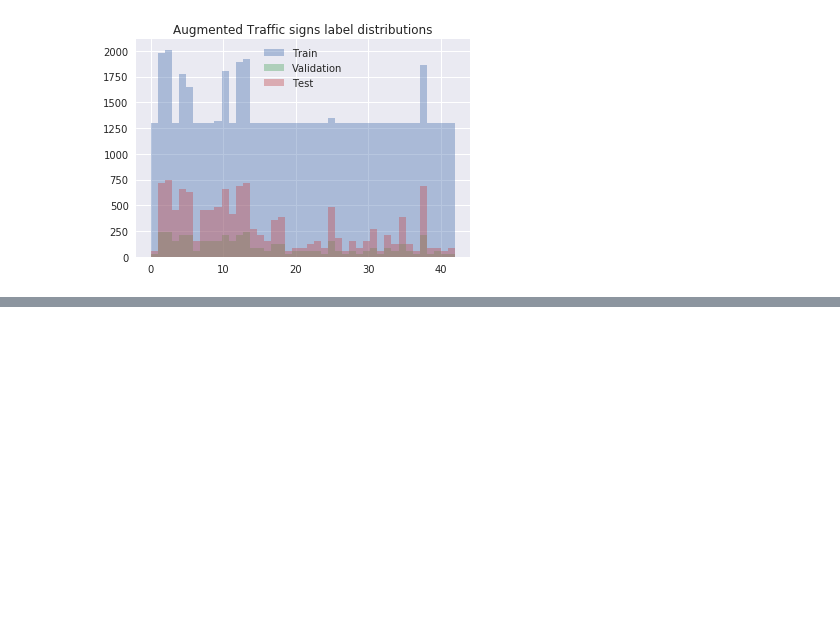
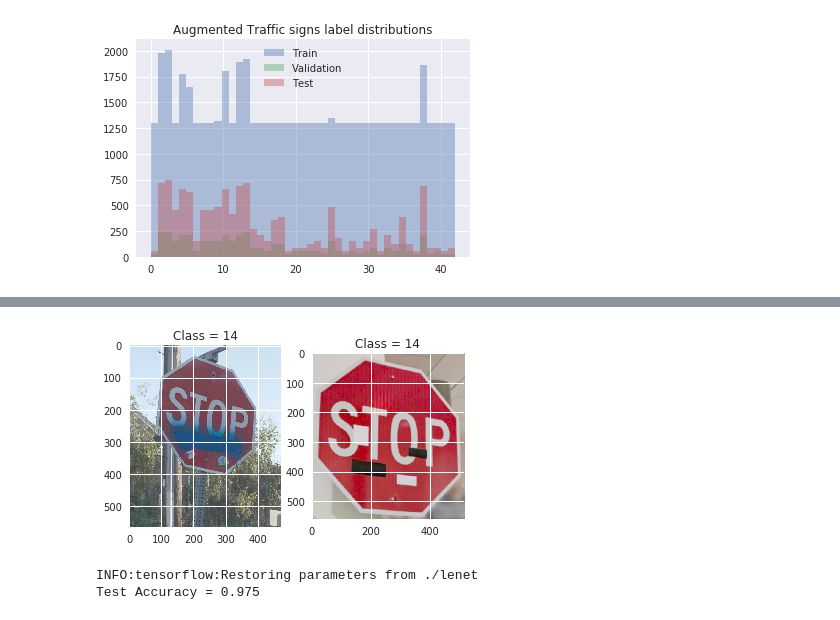
Before and after one commit to parinp/CarND-Traffic-Sign-Classifier-Project, a Jupyter notebook: Images.ipynb, the cells around one changed output, grey strips where cells are left out. Drawn from its saved outputs; the diff is of its cells as text; code cells hidden in the pictures; blank space fills up the shorter version.

```diff
--- a/Images.ipynb
+++ b/Images.ipynb
@@ -129,0 +133,14 @@ plt.show()
+# %%
+plt.subplot(1,2,1)
+img = imageio.imread('Test_Images/img6.PNG').astype(np.uint8)
+plt.title('Class = '+ str(test_labels[5]))
+plt.imshow(img)
+
+plt.subplot(1,2,2)
+img = imageio.imread('Test_Images/img7.PNG').astype(np.uint8)
+plt.title('Class = '+ str(test_labels[6]))
+plt.imshow(img)
+
+plt.savefig('readme_files/new2.png')
+# %% [output]
+[figure, added]
@@ -129,0 +295,11 @@ plt.show()
+# %%
+with tf.Session() as sess:
+
+    saver = tf.train.import_meta_graph('./lenet.meta')
+    saver.restore(sess, "./lenet")
+
+    test_accuracy = evaluate(X_test,y_test)
+    print("Test Accuracy = {:.3f}".format(test_accuracy))
+# %% [output]
+INFO:tensorflow:Restoring parameters from ./lenet
+Test Accuracy = 0.975
```
Also changed, not shown: parts of 9 cells of this notebook.
